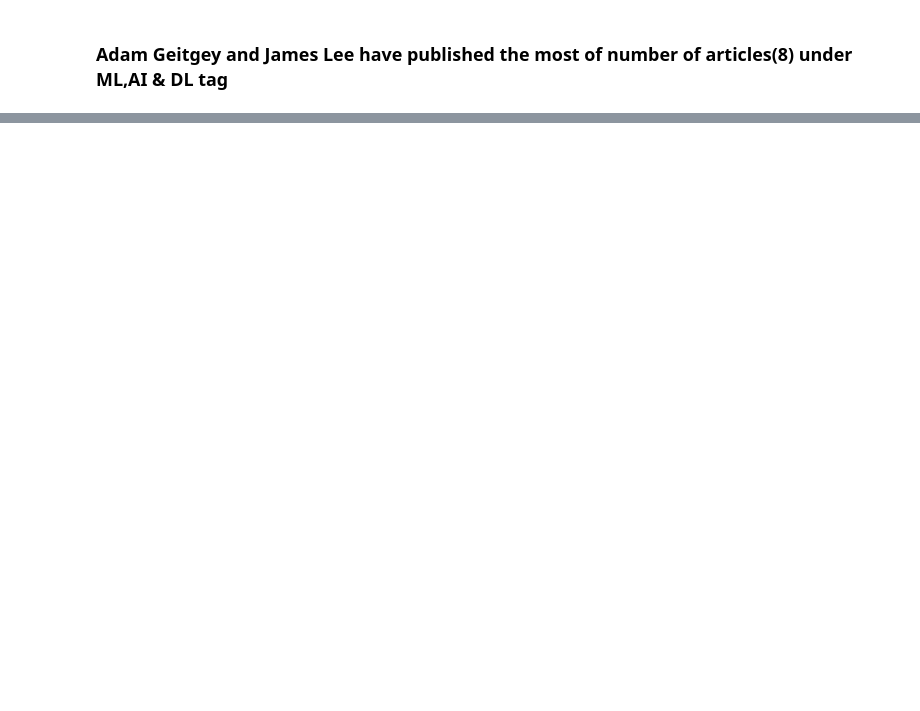
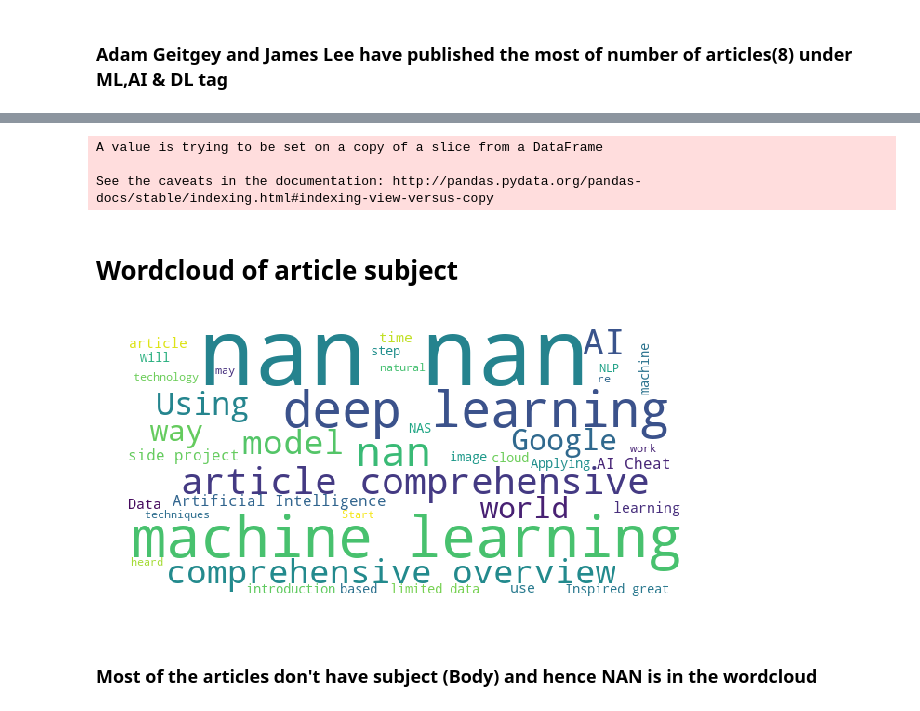
Before and after one commit to Sangarshanan/webscraping-and-analysis-of-medium-articles, a Jupyter notebook: Analysis of the data.ipynb, the cells around one changed output, grey strips where cells are left out. Saved outputs shown, nothing was run; the diff lists cells and outputs as text; code cells hidden in the pictures; blank space fills up the shorter version.

```diff
--- a/Analysis of the data.ipynb
+++ b/Analysis of the data.ipynb
@@ -67,0 +83,23 @@ ModuleNotFoundError: No module named 'wordcloud'
+# %%
+for i in range(0,len(data)):
+    data["4.Body"][i] = str(data["4.Body"][i])
+text = ""
+for ind, row in data.iterrows():
+    text += row["4.Body"] + " "
+text = text.strip()
+# %% [output]
+A value is trying to be set on a copy of a slice from a DataFrame
+
+See the caveats in the documentation: http://pandas.pydata.org/pandas-docs/stable/indexing.html#indexing-view-versus-copy
+# %% [markdown]
+# Wordcloud of article subject
+# %%
+plt.figure(figsize=(10,8))
+wordcloud = WordCloud(background_color='white', width=600, height=300, max_font_size=100, max_words=40).generate(text)
+plt.imshow(wordcloud)
+plt.axis("off")
+plt.show()
+# %% [output]
+[figure, added]
+# %% [markdown]
+### Most of the articles don't have subject (Body) and hence NAN is in the wordcloud
```
Also changed, not shown: parts of 57 cells of this notebook.
